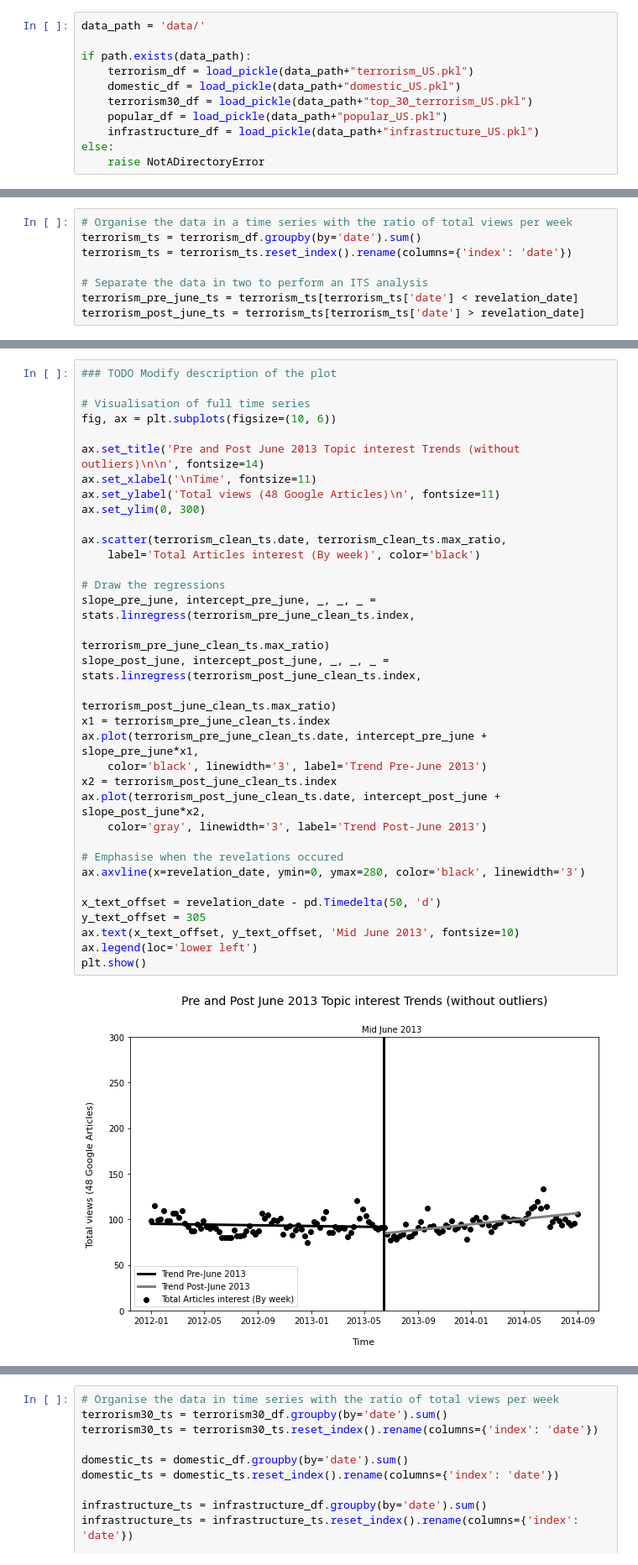
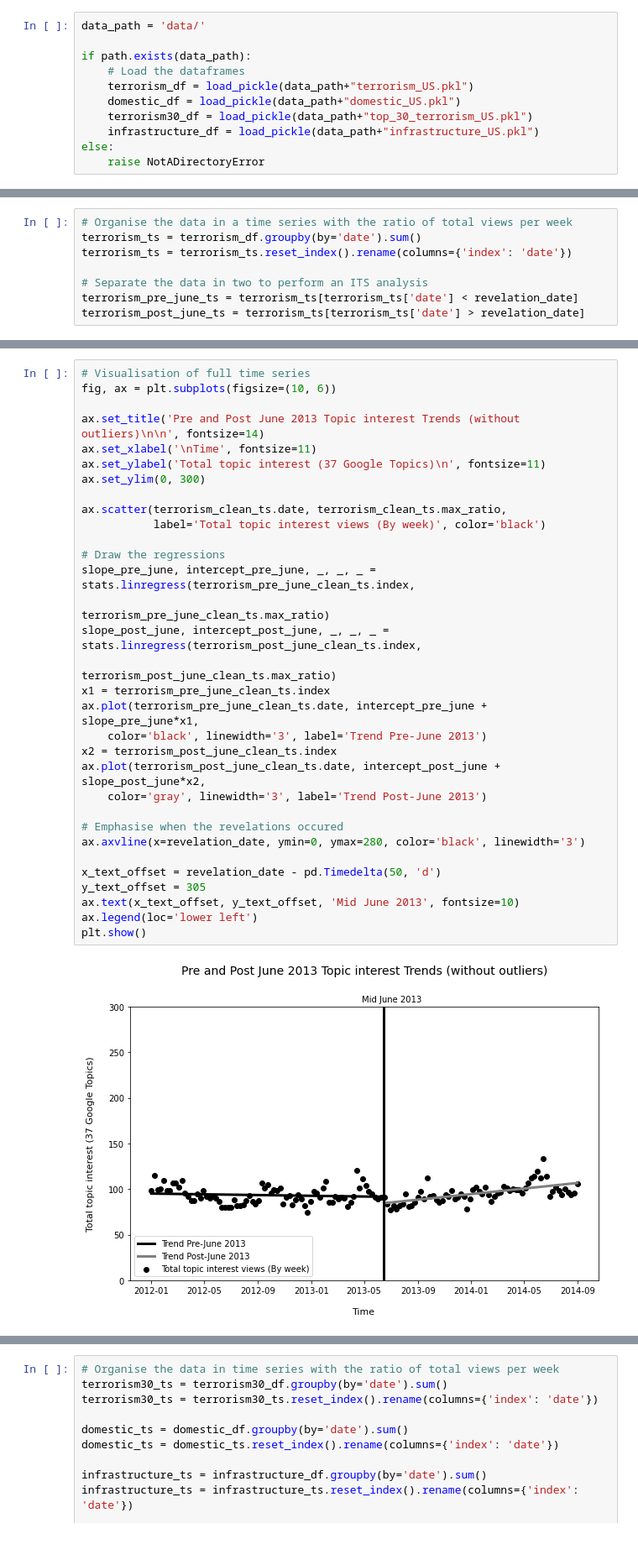
Before and after one commit to epfl-ada/ada-2020-project-milestone-p3-p3_pada1, a Jupyter notebook: chilling_effect_trend.ipynb, the cells around one changed output, grey strips where cells are left out. Shown at 84% size. Saved outputs shown, nothing was run; the diff lists cells and outputs as text.

```diff
--- a/chilling_effect_trend.ipynb
+++ b/chilling_effect_trend.ipynb
@@ -445,10 +434,10 @@ if CREATE_DATAFRAMES:
 data_path = 'data/'
 
 if path.exists(data_path):
+    # Load the dataframes
     terrorism_df = load_pickle(data_path+"terrorism_US.pkl")
     domestic_df = load_pickle(data_path+"domestic_US.pkl")
     terrorism30_df = load_pickle(data_path+"top_30_terrorism_US.pkl")
-    popular_df = load_pickle(data_path+"popular_US.pkl")
     infrastructure_df = load_pickle(data_path+"infrastructure_US.pkl")
 else:
     raise NotADirectoryError
@@ -596,36 +580,34 @@ plt.show()
 # %%
-### TODO Modify description of the plot
-
 # Visualisation of full time series
 fig, ax = plt.subplots(figsize=(10, 6))
 
 ax.set_title('Pre and Post June 2013 Topic interest Trends (without outliers)\n\n', fontsize=14)
 ax.set_xlabel('\nTime', fontsize=11)
-ax.set_ylabel('Total views (48 Google Articles)\n', fontsize=11)
+ax.set_ylabel('Total topic interest (37 Google Topics)\n', fontsize=11)
 ax.set_ylim(0, 300)
 
 ax.scatter(terrorism_clean_ts.date, terrorism_clean_ts.max_ratio,
-    label='Total Articles interest (By week)', color='black')
+           label='Total topic interest views (By week)', color='black')
 
 # Draw the regressions
 slope_pre_june, intercept_pre_june, _, _, _ = stats.linregress(terrorism_pre_june_clean_ts.index,
                                                                terrorism_pre_june_clean_ts.max_ratio)
 slope_post_june, intercept_post_june, _, _, _ = stats.linregress(terrorism_post_june_clean_ts.index,
                                                                  terrorism_post_june_clean_ts.max_ratio)
 x1 = terrorism_pre_june_clean_ts.index
 ax.plot(terrorism_pre_june_clean_ts.date, intercept_pre_june + slope_pre_june*x1,
     color='black', linewidth='3', label='Trend Pre-June 2013')
 x2 = terrorism_post_june_clean_ts.index
 ax.plot(terrorism_post_june_clean_ts.date, intercept_post_june + slope_post_june*x2,
     color='gray', linewidth='3', label='Trend Post-June 2013')
 
 # Emphasise when the revelations occured
 ax.axvline(x=revelation_date, ymin=0, ymax=280, color='black', linewidth='3')
 
 x_text_offset = revelation_date - pd.Timedelta(50, 'd')
 y_text_offset = 305
 ax.text(x_text_offset, y_text_offset, 'Mid June 2013', fontsize=10)
 ax.legend(loc='lower left')
 plt.show()
 # %% [output]
-[figure, old version]
+[figure, new version]
```
Also changed, not shown: parts of 43 cells of this notebook.
